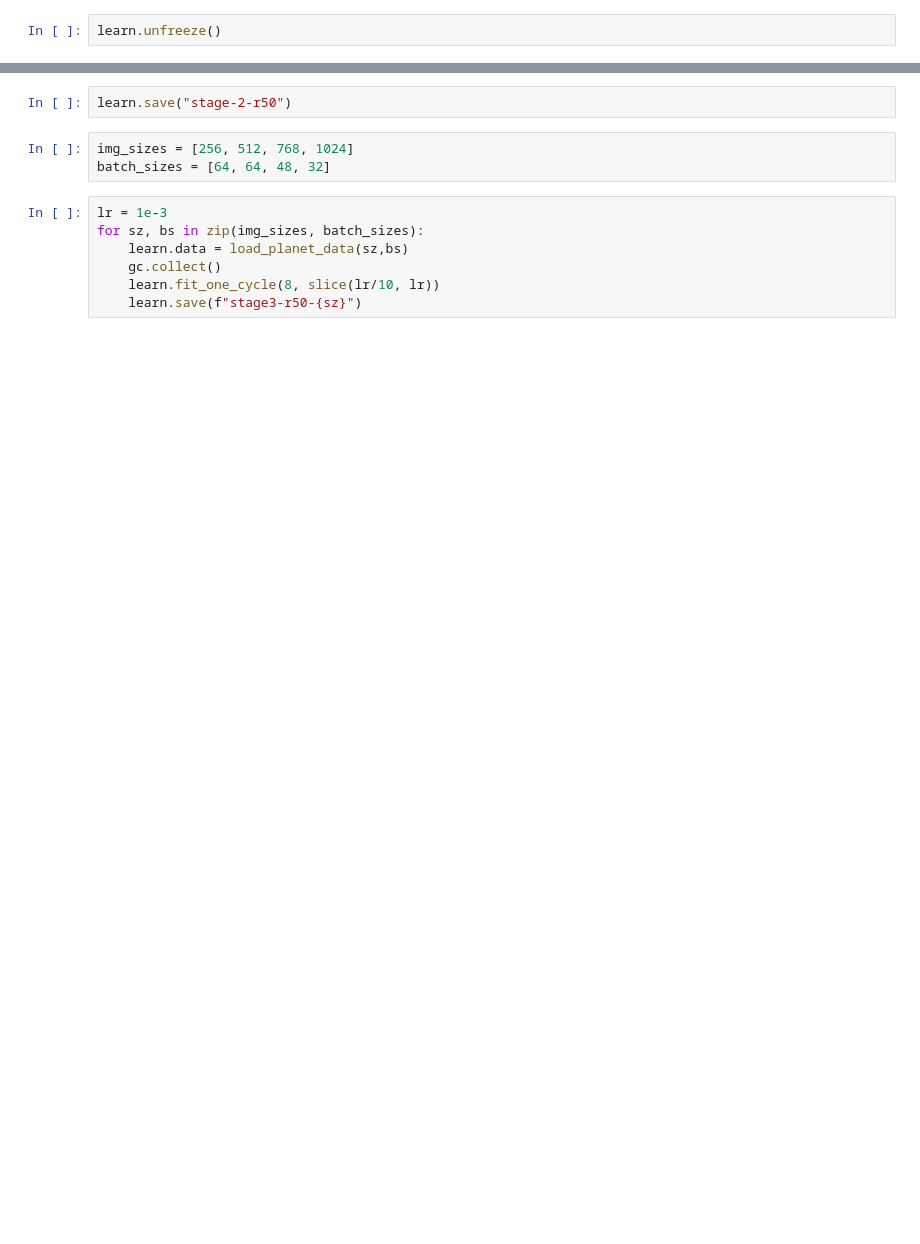
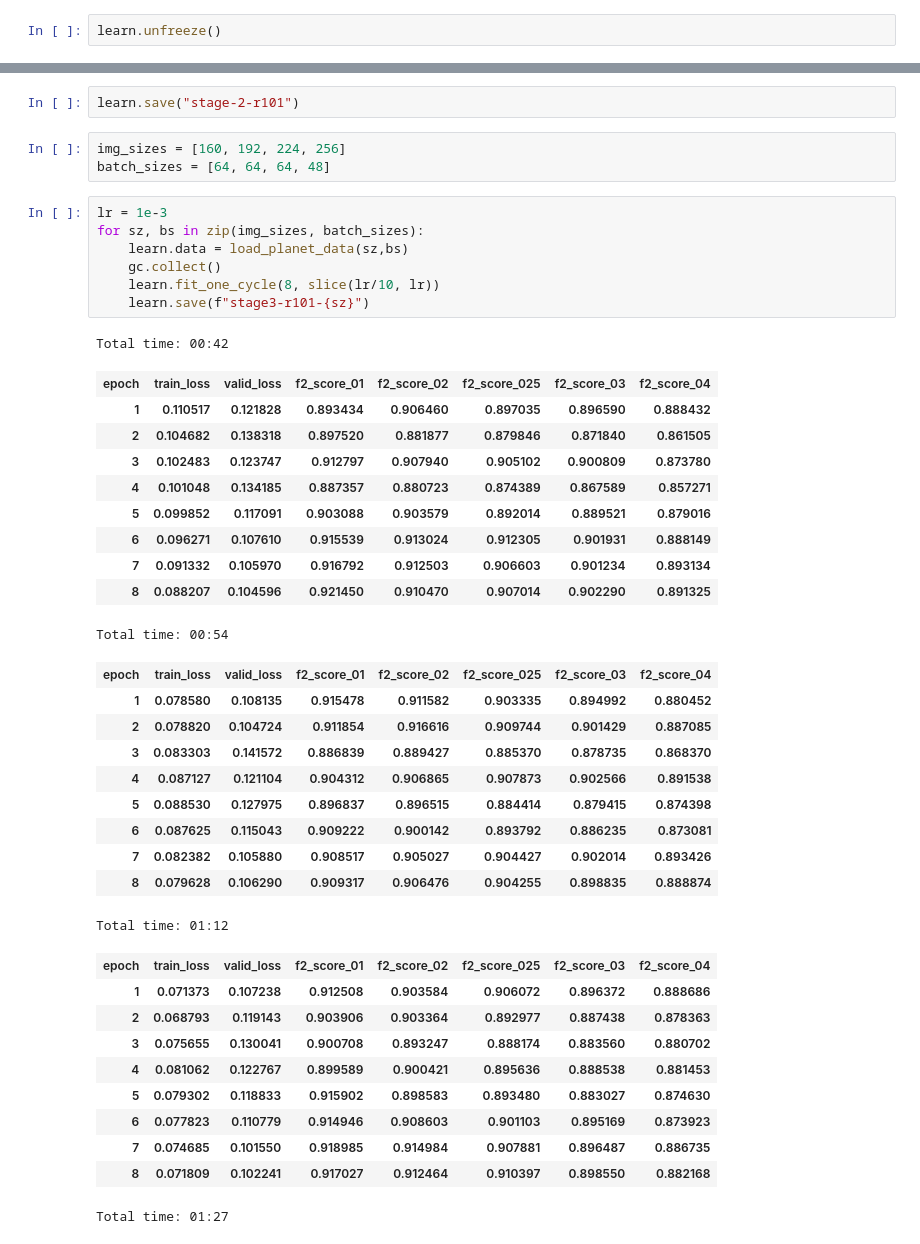
Before and after one commit to hoftherose/NN2Course, a Jupyter notebook: Planetas/Planetas.ipynb, the cells around one changed output, grey strips where cells are left out. Cells and saved outputs as stored; diff of their text form; blank space fills up the shorter version.

```diff
--- a/Planetas/Planetas.ipynb
+++ b/Planetas/Planetas.ipynb
@@ -144,12 +93,44 @@ learn.show_results(rows=3)
 # %%
-learn.save("stage-2-r50")
+learn.save("stage-2-r101")
 # %%
-img_sizes = [256, 512, 768, 1024]
-batch_sizes = [64, 64, 48, 32]
+img_sizes = [160, 192, 224, 256]
+batch_sizes = [64, 64, 64, 48]
 # %%
 lr = 1e-3
 for sz, bs in zip(img_sizes, batch_sizes):
     learn.data = load_planet_data(sz,bs)
     gc.collect()
     learn.fit_one_cycle(8, slice(lr/10, lr))
-    learn.save(f"stage3-r50-{sz}")
+    learn.save(f"stage3-r101-{sz}")
+# %% [output]
+Total time: 00:42
+| epoch | train_loss | valid_loss | f2_score_01 | f2_score_02 | f2_score_025 | f2_score_03 | f2_score_04 |
+| 1 | 0.110517 | 0.121828 | 0.893434 | 0.906460 | 0.897035 | 0.896590 | 0.888432 |
+| 2 | 0.104682 | 0.138318 | 0.897520 | 0.881877 | 0.879846 | 0.871840 | 0.861505 |
+| 3 | 0.102483 | 0.123747 | 0.912797 | 0.907940 | 0.905102 | 0.900809 | 0.873780 |
+| 4 | 0.101048 | 0.134185 | 0.887357 | 0.880723 | 0.874389 | 0.867589 | 0.857271 |
+| 5 | 0.099852 | 0.117091 | 0.903088 | 0.903579 | 0.892014 | 0.889521 | 0.879016 |
+| 6 | 0.096271 | 0.107610 | 0.915539 | 0.913024 | 0.912305 | 0.901931 | 0.888149 |
+| 7 | 0.091332 | 0.105970 | 0.916792 | 0.912503 | 0.906603 | 0.901234 | 0.893134 |
+| 8 | 0.088207 | 0.104596 | 0.921450 | 0.910470 | 0.907014 | 0.902290 | 0.891325 |
+Total time: 00:54
+| epoch | train_loss | valid_loss | f2_score_01 | f2_score_02 | f2_score_025 | f2_score_03 | f2_score_04 |
+| 1 | 0.078580 | 0.108135 | 0.915478 | 0.911582 | 0.903335 | 0.894992 | 0.880452 |
+| 2 | 0.078820 | 0.104724 | 0.911854 | 0.916616 | 0.909744 | 0.901429 | 0.887085 |
+| 3 | 0.083303 | 0.141572 | 0.886839 | 0.889427 | 0.885370 | 0.878735 | 0.868370 |
+| 4 | 0.087127 | 0.121104 | 0.904312 | 0.906865 | 0.907873 | 0.902566 | 0.891538 |
+| 5 | 0.088530 | 0.127975 | 0.896837 | 0.896515 | 0.884414 | 0.879415 | 0.874398 |
+| 6 | 0.087625 | 0.115043 | 0.909222 | 0.900142 | 0.893792 | 0.886235 | 0.873081 |
+| 7 | 0.082382 | 0.105880 | 0.908517 | 0.905027 | 0.904427 | 0.902014 | 0.893426 |
+| 8 | 0.079628 | 0.106290 | 0.909317 | 0.906476 | 0.904255 | 0.898835 | 0.888874 |
+Total time: 01:12
+| epoch | train_loss | valid_loss | f2_score_01 | f2_score_02 | f2_score_025 | f2_score_03 | f2_score_04 |
+| 1 | 0.071373 | 0.107238 | 0.912508 | 0.903584 | 0.906072 | 0.896372 | 0.888686 |
+| 2 | 0.068793 | 0.119143 | 0.903906 | 0.903364 | 0.892977 | 0.887438 | 0.878363 |
+| 3 | 0.075655 | 0.130041 | 0.900708 | 0.893247 | 0.888174 | 0.883560 | 0.880702 |
+| 4 | 0.081062 | 0.122767 | 0.899589 | 0.900421 | 0.895636 | 0.888538 | 0.881453 |
+| 5 | 0.079302 | 0.118833 | 0.915902 | 0.898583 | 0.893480 | 0.883027 | 0.874630 |
+| 6 | 0.077823 | 0.110779 | 0.914946 | 0.908603 | 0.901103 | 0.895169 | 0.873923 |
+| 7 | 0.074685 | 0.101550 | 0.918985 | 0.914984 | 0.907881 | 0.896487 | 0.886735 |
+| 8 | 0.071809 | 0.102241 | 0.917027 | 0.912464 | 0.910397 | 0.898550 | 0.882168 |
+Total time: 01:27
```
Also changed, not shown: parts of 23 cells of this notebook.
